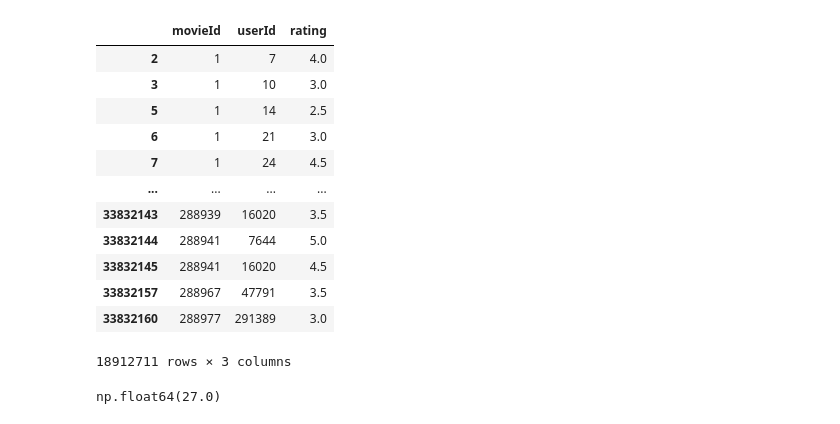
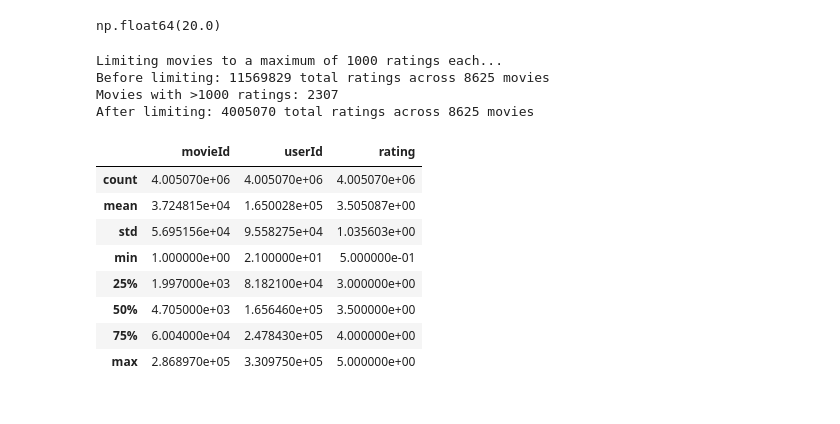
Before and after one commit to Ludwilton/ML-Movie-recommendation, a Jupyter notebook: cosinuslikenesstest.ipynb, the cells around one changed output. Saved outputs shown, nothing was run; the diff lists cells and outputs as text; code cells hidden in the pictures.

Commit message:
readded scaling etc, still doing initial tests, reducing popularity bias seems effective.

```diff
--- a/cosinuslikenesstest.ipynb
+++ b/cosinuslikenesstest.ipynb
@@ -42,15 +18,15 @@ movies_with_ratings = pd.merge(movies, ratings, on='movieId', how='inner')
 
 average_ratings = movies_with_ratings.groupby('movieId')['rating'].mean()
 
-popular_movies = average_ratings[average_ratings >= 3.0].index
+popular_movies = average_ratings[average_ratings >= 2.5].index # was 3
 
 filtered_movies_with_ratings = movies_with_ratings[movies_with_ratings['movieId'].isin(popular_movies)]
 
 # remove non expert users, ie, users with less than 75% of the quantile of ratings, keeping users with more than 89 ratings
 user_rating_counts = filtered_movies_with_ratings.groupby('userId')['rating'].count()
 print(user_rating_counts.describe())
-filtered_users = user_rating_counts[(user_rating_counts >= user_rating_counts.quantile(0.75)) &
-                                    (user_rating_counts <= user_rating_counts.quantile(0.99))].index
+filtered_users = user_rating_counts[(user_rating_counts >= user_rating_counts.quantile(0.85)) &
+                                    (user_rating_counts <= user_rating_counts.quantile(0.97))].index
 
 filtered_movies_with_ratings = filtered_movies_with_ratings[filtered_movies_with_ratings['userId'].isin(filtered_users)]
 
@@ -78,26 +54,10 @@ max        869.000000
 Name: rating, dtype: float64
 # %%
-
 filtered_movies_with_ratings.drop(columns=["timestamp","genres","title"], inplace=True)
-filtered_movies_with_ratings
-# %% [output]
-|  | movieId | userId | rating |
-| 2 | 1 | 7 | 4.0 |
-| 3 | 1 | 10 | 3.0 |
-| 5 | 1 | 14 | 2.5 |
-| 6 | 1 | 21 | 3.0 |
-| 7 | 1 | 24 | 4.5 |
-| ... | ... | ... | ... |
-| 33832143 | 288939 | 16020 | 3.5 |
-| 33832144 | 288941 | 7644 | 5.0 |
-| 33832145 | 288941 | 16020 | 4.5 |
-| 33832157 | 288967 | 47791 | 3.5 |
-| 33832160 | 288977 | 291389 | 3.0 |
-18912711 rows × 3 columns
 # %%
 # filter out movies with less than x amount of ratings to clean up further
 # after looking up some of the movies around the 70-75th quantile range, these movies are super niche and not very popular, so I will filter out movies with less than 30 ish ratings
 movie_rating_counts = filtered_movies_with_ratings.groupby('movieId').size()
 movie_rating_counts.quantile(0.70)
 # %% [output]
-np.float64(27.0)
+np.float64(20.0)
@@ -113 +109,36 @@ filtered_movies_with_ratings = filtered_movies_with_ratings[
+# %%
+
+min_ratings_threshold = 50
+popular_movies = movie_rating_counts[movie_rating_counts >= min_ratings_threshold].index
+
+
+filtered_movies_with_ratings = filtered_movies_with_ratings[
+    filtered_movies_with_ratings['movieId'].isin(popular_movies)
+]
+filtered_movies_with_ratings.describe()
+
+filtered_movies_with_ratings = limit_ratings_per_movie(
+    filtered_movies_with_ratings,
+    max_ratings_per_movie=1000
+)
+
+# pca för att hitta så olika användare som möjligt?, detta bör också minska "generalisingen" som händer
+
+# endast fit_transform på träningsdatan
+# endast transform på test data
+filtered_movies_with_ratings.describe()
+# %% [output]
+Limiting movies to a maximum of 1000 ratings each...
+Before limiting: 11569829 total ratings across 8625 movies
+Movies with >1000 ratings: 2307
+After limiting: 4005070 total ratings across 8625 movies
+|  | movieId | userId | rating |
+| count | 4.005070e+06 | 4.005070e+06 | 4.005070e+06 |
+| mean | 3.724815e+04 | 1.650028e+05 | 3.505087e+00 |
+| std | 5.695156e+04 | 9.558275e+04 | 1.035603e+00 |
+| min | 1.000000e+00 | 2.100000e+01 | 5.000000e-01 |
+| 25% | 1.997000e+03 | 8.182100e+04 | 3.000000e+00 |
+| 50% | 4.705000e+03 | 1.656460e+05 | 3.500000e+00 |
+| 75% | 6.004000e+04 | 2.478430e+05 | 4.000000e+00 |
+| max | 2.868970e+05 | 3.309750e+05 | 5.000000e+00 |
 # %%
```
Also changed, not shown: parts of 28 cells of this notebook, 3 other files.
